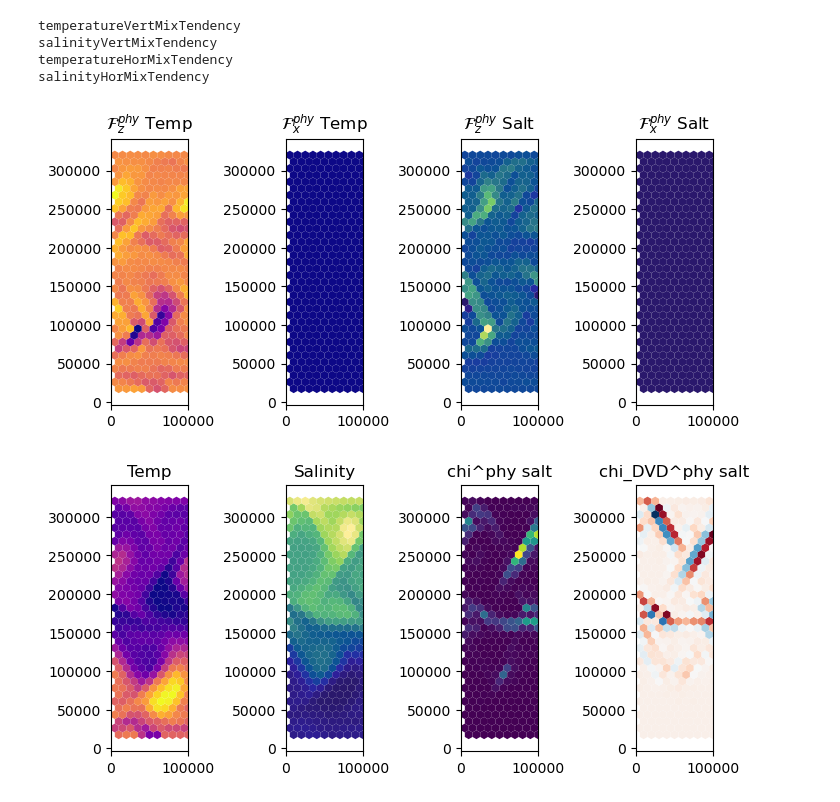
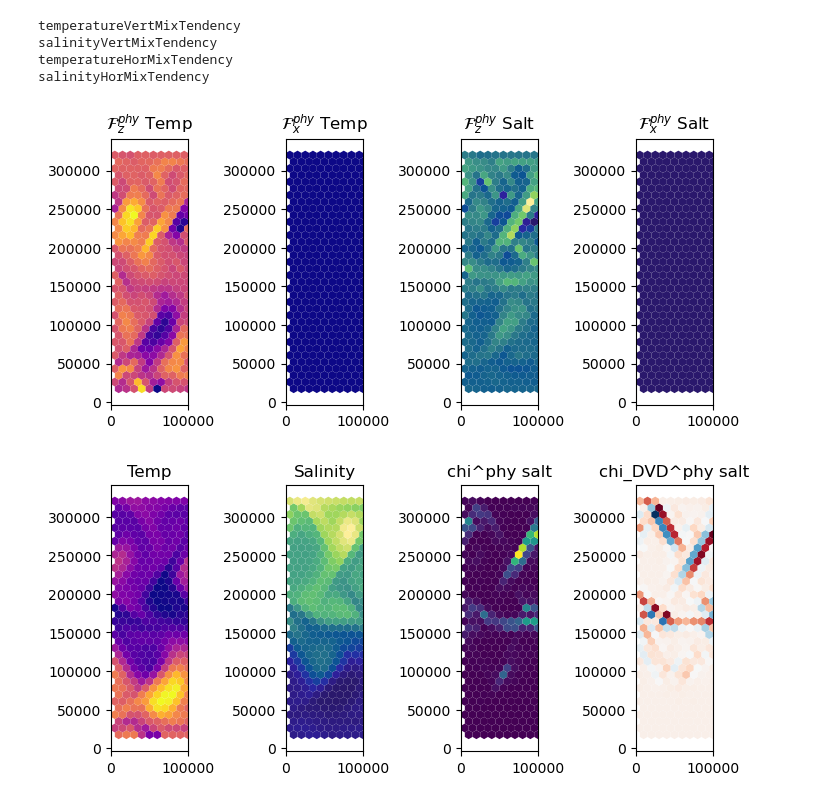
Before and after one commit to kailauyeda/WMT_DVD, a Jupyter notebook: bichan/analysis/preliminary_analysis.ipynb, the cells around one changed output. Cells and saved outputs as stored; diff of their text form; code cells hidden in the pictures.

```diff
--- a/bichan/analysis/preliminary_analysis.ipynb
+++ b/bichan/analysis/preliminary_analysis.ipynb
@@ -84,5 +90,5 @@ descriptor = mosaic.Descriptor(mesh, use_latlon=False)
 # %%
-for i in ds_wmt.data_vars:
+for i in ds_output.data_vars:
     if 'Mix' in i:
         print(i)
 # %% [output]
@@ -93,19 +99,19 @@ salinityHorMixTendency
 # %%
 fig,ax = plt.subplots(nrows=1,ncols=4,constrained_layout=True,figsize=(7,12))
 
-mosaic.polypcolor(ax[0],descriptor, ds_wmt.temperatureVertMixTendency.isel(Time=15, nVertLevels=0), cmap='plasma')
-mosaic.polypcolor(ax[1],descriptor, ds_wmt.temperatureHorMixTendency.isel(Time=15, nVertLevels=0), cmap='plasma')
-mosaic.polypcolor(ax[2],descriptor, ds_wmt.salinityVertMixTendency.isel(Time=15, nVertLevels=1),cmap='cmo.haline')
-mosaic.polypcolor(ax[3],descriptor, ds_wmt.salinityHorMixTendency.isel(Time=15, nVertLevels=0),cmap='cmo.haline')
+mosaic.polypcolor(ax[0],descriptor, ds_output.temperatureVertMixTendency.isel(Time=300, nVertLevels=0), cmap='plasma')
+mosaic.polypcolor(ax[1],descriptor, ds_output.temperatureHorMixTendency.isel(Time=300, nVertLevels=0), cmap='plasma')
+mosaic.polypcolor(ax[2],descriptor, ds_output.salinityVertMixTendency.isel(Time=300, nVertLevels=1),cmap='cmo.haline')
+mosaic.polypcolor(ax[3],descriptor, ds_output.salinityHorMixTendency.isel(Time=300, nVertLevels=0),cmap='cmo.haline')
 ax[0].set_title(r'$\mathcal{F}^{phy}_{z}$ Temp')
 ax[1].set_title(r'$\mathcal{F}^{phy}_{x}$ Temp')
 ax[2].set_title(r'$\mathcal{F}^{phy}_{z}$ Salt')
 ax[3].set_title(r'$\mathcal{F}^{phy}_{x}$ Salt')
 
 for i in range(0,4):
     ax[i].set_aspect(1.0)
 # %% [output]
-[figure, old version]
+[figure, new version]
 # %%
 fig,ax = plt.subplots(nrows=1,ncols=4,constrained_layout=True,figsize=(7,12))
 
```
Also changed, not shown: parts of 16 cells of this notebook, 1 other file.
